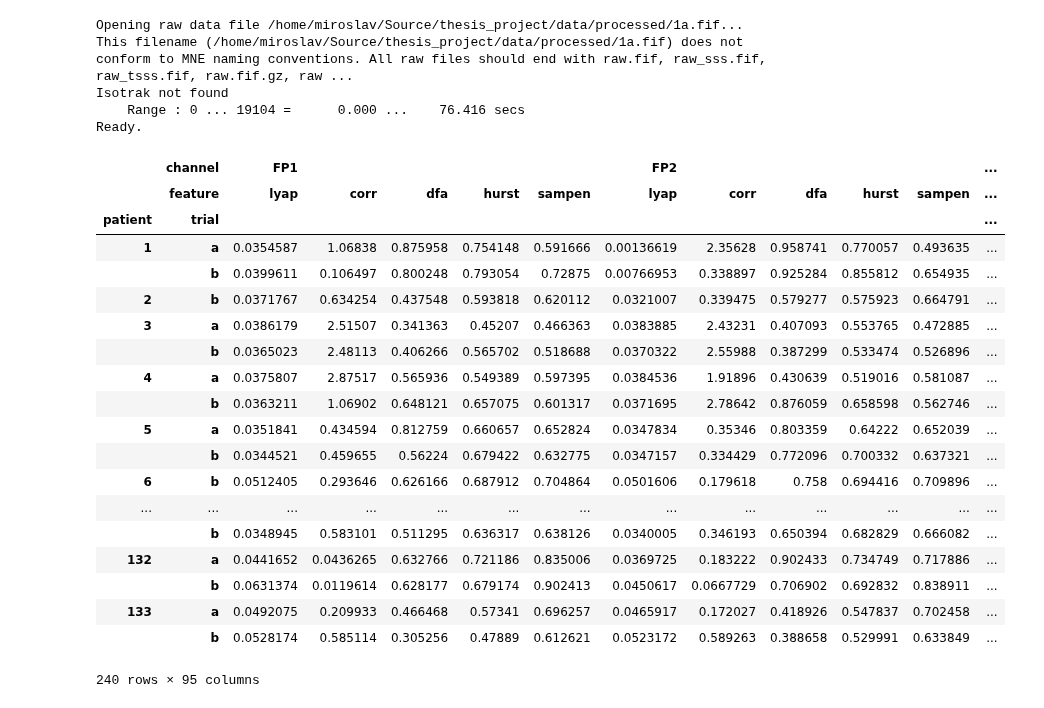
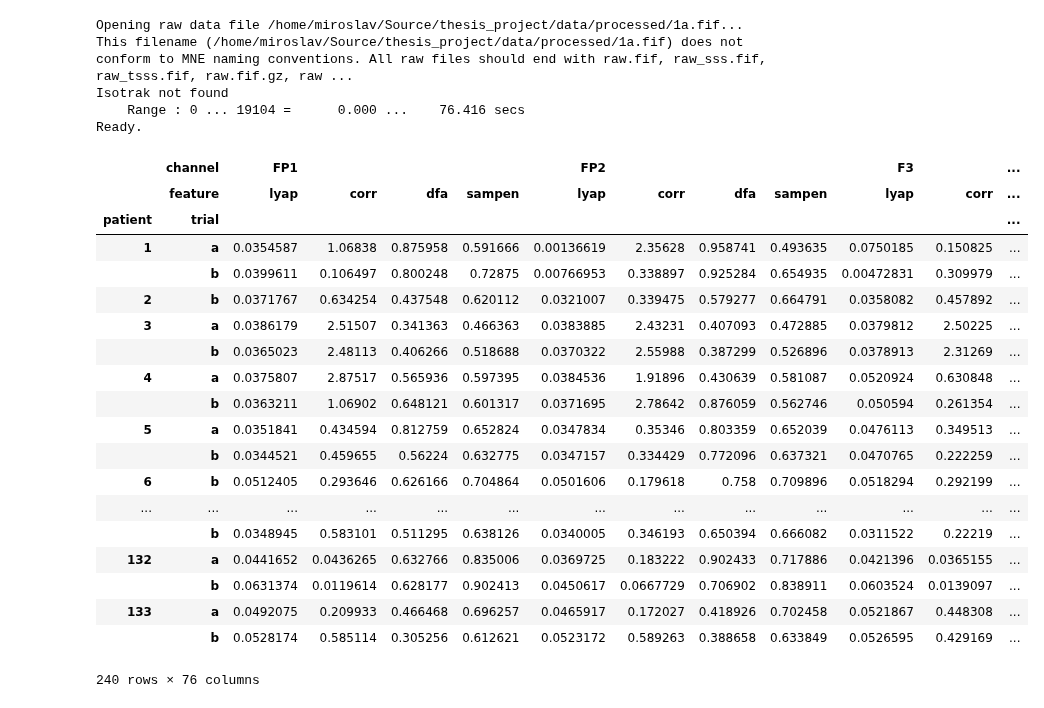
Before and after one commit to mirgee/thesis_project, a Jupyter notebook: notebooks/04-classification.ipynb, the cells around one changed output. Cells and saved outputs as stored; diff of their text form; code cells hidden in the pictures.

```diff
--- a/notebooks/04-classification.ipynb
+++ b/notebooks/04-classification.ipynb
@@ -60,39 +60,39 @@ Ready.
 # %%
 def prepare_dfs(col='lyap', kind='processed'):
     df = pd.read_pickle(os.path.join(LABELED_ROOT, kind, col, f'training_{col}.pkl')).dropna()
     df_bef = pd.read_pickle(os.path.join(LABELED_ROOT, kind, col, f'{col}_bef.pkl')).dropna()
     df_aft = pd.read_pickle(os.path.join(LABELED_ROOT, kind, col, f'{col}_aft.pkl')).dropna()
     return df, df_bef, df_aft
 
 def prepare_resp_non(col='lyap'):
     df, df_bef, df_aft = prepare_dfs(col)
     return df[df['change'] >= df.quantile(0.66)['change']], df[df['change'] <= df.quantile(0.33)['change']]
 
 col = 'all'
 df, df_bef, df_aft = prepare_dfs(col)
 # df_resp, df_non = prepare_resp_non(col)
-df
+df.loc[:, (slice(None), ('lyap', 'corr', 'dfa', 'sampen'))]
 # %% [output]
-|  | channel | FP1 |  |  |  |  | FP2 |  |  |  |  | ... |
-|  | feature | lyap | corr | dfa | hurst | sampen | lyap | corr | dfa | hurst | sampen | ... |
+|  | channel | FP1 |  |  |  | FP2 |  |  |  | F3 |  | ... |
+|  | feature | lyap | corr | dfa | sampen | lyap | corr | dfa | sampen | lyap | corr | ... |
 | patient | trial |  |  |  |  |  |  |  |  |  |  | ... |
-| 1 | a | 0.0354587 | 1.06838 | 0.875958 | 0.754148 | 0.591666 | 0.00136619 | 2.35628 | 0.958741 | 0.770057 | 0.493635 | ... |
-|  | b | 0.0399611 | 0.106497 | 0.800248 | 0.793054 | 0.72875 | 0.00766953 | 0.338897 | 0.925284 | 0.855812 | 0.654935 | ... |
-| 2 | b | 0.0371767 | 0.634254 | 0.437548 | 0.593818 | 0.620112 | 0.0321007 | 0.339475 | 0.579277 | 0.575923 | 0.664791 | ... |
-| 3 | a | 0.0386179 | 2.51507 | 0.341363 | 0.45207 | 0.466363 | 0.0383885 | 2.43231 | 0.407093 | 0.553765 | 0.472885 | ... |
-|  | b | 0.0365023 | 2.48113 | 0.406266 | 0.565702 | 0.518688 | 0.0370322 | 2.55988 | 0.387299 | 0.533474 | 0.526896 | ... |
-| 4 | a | 0.0375807 | 2.87517 | 0.565936 | 0.549389 | 0.597395 | 0.0384536 | 1.91896 | 0.430639 | 0.519016 | 0.581087 | ... |
-|  | b | 0.0363211 | 1.06902 | 0.648121 | 0.657075 | 0.601317 | 0.0371695 | 2.78642 | 0.876059 | 0.658598 | 0.562746 | ... |
-| 5 | a | 0.0351841 | 0.434594 | 0.812759 | 0.660657 | 0.652824 | 0.0347834 | 0.35346 | 0.803359 | 0.64222 | 0.652039 | ... |
-|  | b | 0.0344521 | 0.459655 | 0.56224 | 0.679422 | 0.632775 | 0.0347157 | 0.334429 | 0.772096 | 0.700332 | 0.637321 | ... |
-| 6 | b | 0.0512405 | 0.293646 | 0.626166 | 0.687912 | 0.704864 | 0.0501606 | 0.179618 | 0.758 | 0.694416 | 0.709896 | ... |
+| 1 | a | 0.0354587 | 1.06838 | 0.875958 | 0.591666 | 0.00136619 | 2.35628 | 0.958741 | 0.493635 | 0.0750185 | 0.150825 | ... |
+|  | b | 0.0399611 | 0.106497 | 0.800248 | 0.72875 | 0.00766953 | 0.338897 | 0.925284 | 0.654935 | 0.00472831 | 0.309979 | ... |
+| 2 | b | 0.0371767 | 0.634254 | 0.437548 | 0.620112 | 0.0321007 | 0.339475 | 0.579277 | 0.664791 | 0.0358082 | 0.457892 | ... |
+| 3 | a | 0.0386179 | 2.51507 | 0.341363 | 0.466363 | 0.0383885 | 2.43231 | 0.407093 | 0.472885 | 0.0379812 | 2.50225 | ... |
+|  | b | 0.0365023 | 2.48113 | 0.406266 | 0.518688 | 0.0370322 | 2.55988 | 0.387299 | 0.526896 | 0.0378913 | 2.31269 | ... |
+| 4 | a | 0.0375807 | 2.87517 | 0.565936 | 0.597395 | 0.0384536 | 1.91896 | 0.430639 | 0.581087 | 0.0520924 | 0.630848 | ... |
+|  | b | 0.0363211 | 1.06902 | 0.648121 | 0.601317 | 0.0371695 | 2.78642 | 0.876059 | 0.562746 | 0.050594 | 0.261354 | ... |
+| 5 | a | 0.0351841 | 0.434594 | 0.812759 | 0.652824 | 0.0347834 | 0.35346 | 0.803359 | 0.652039 | 0.0476113 | 0.349513 | ... |
+|  | b | 0.0344521 | 0.459655 | 0.56224 | 0.632775 | 0.0347157 | 0.334429 | 0.772096 | 0.637321 | 0.0470765 | 0.222259 | ... |
+| 6 | b | 0.0512405 | 0.293646 | 0.626166 | 0.704864 | 0.0501606 | 0.179618 | 0.758 | 0.709896 | 0.0518294 | 0.292199 | ... |
 | ... | ... | ... | ... | ... | ... | ... | ... | ... | ... | ... | ... | ... |
-|  | b | 0.0348945 | 0.583101 | 0.511295 | 0.636317 | 0.638126 | 0.0340005 | 0.346193 | 0.650394 | 0.682829 | 0.666082 | ... |
-| 132 | a | 0.0441652 | 0.0436265 | 0.632766 | 0.721186 | 0.835006 | 0.0369725 | 0.183222 | 0.902433 | 0.734749 | 0.717886 | ... |
-|  | b | 0.0631374 | 0.0119614 | 0.628177 | 0.679174 | 0.902413 | 0.0450617 | 0.0667729 | 0.706902 | 0.692832 | 0.838911 | ... |
-| 133 | a | 0.0492075 | 0.209933 | 0.466468 | 0.57341 | 0.696257 | 0.0465917 | 0.172027 | 0.418926 | 0.547837 | 0.702458 | ... |
-|  | b | 0.0528174 | 0.585114 | 0.305256 | 0.47889 | 0.612621 | 0.0523172 | 0.589263 | 0.388658 | 0.529991 | 0.633849 | ... |
+|  | b | 0.0348945 | 0.583101 | 0.511295 | 0.638126 | 0.0340005 | 0.346193 | 0.650394 | 0.666082 | 0.0311522 | 0.22219 | ... |
+| 132 | a | 0.0441652 | 0.0436265 | 0.632766 | 0.835006 | 0.0369725 | 0.183222 | 0.902433 | 0.717886 | 0.0421396 | 0.0365155 | ... |
+|  | b | 0.0631374 | 0.0119614 | 0.628177 | 0.902413 | 0.0450617 | 0.0667729 | 0.706902 | 0.838911 | 0.0603524 | 0.0139097 | ... |
+| 133 | a | 0.0492075 | 0.209933 | 0.466468 | 0.696257 | 0.0465917 | 0.172027 | 0.418926 | 0.702458 | 0.0521867 | 0.448308 | ... |
+|  | b | 0.0528174 | 0.585114 | 0.305256 | 0.612621 | 0.0523172 | 0.589263 | 0.388658 | 0.633849 | 0.0526595 | 0.429169 | ... |
-240 rows × 95 columns
+240 rows × 76 columns
 # %%
 from sklearn.model_selection import train_test_split
 from sklearn.feature_selection import (SelectFromModel, RFE, SelectKBest, mutual_info_classif)
```
Also changed, not shown: parts of 1 cell of this notebook.
